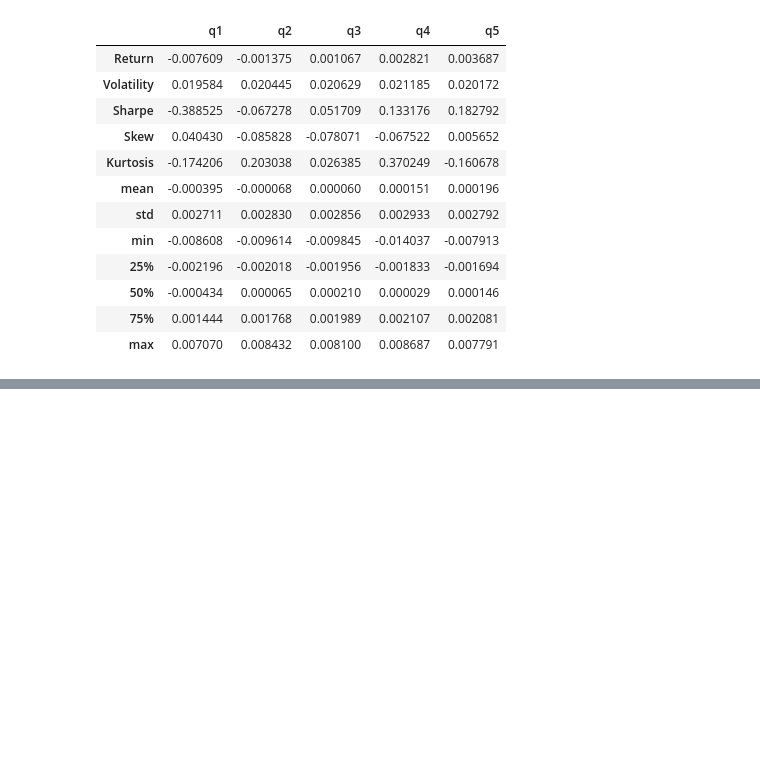
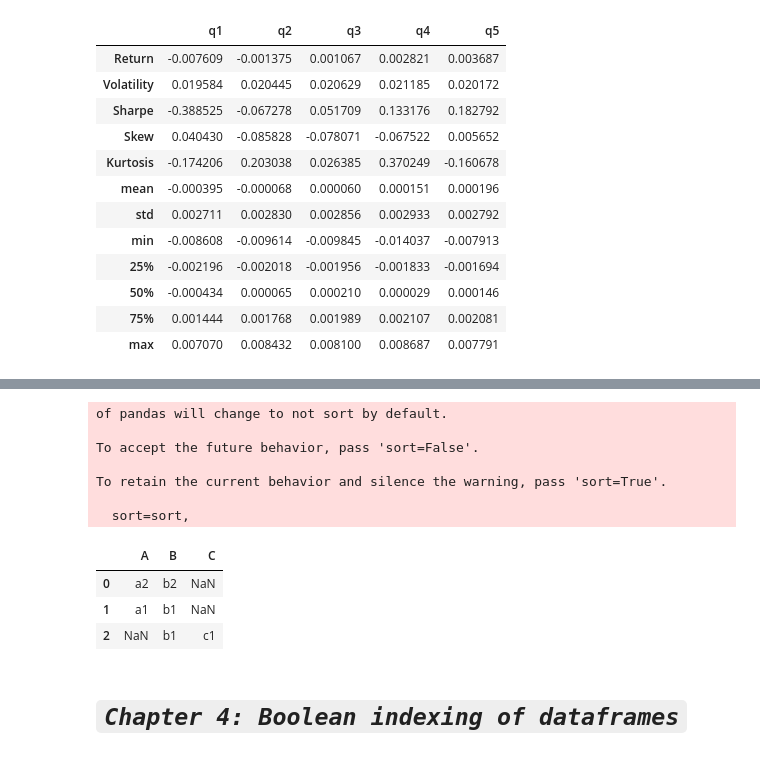
Before and after one commit to rajarameshchindu/datascience, a Jupyter notebook: Pandas.ipynb, the cells around one changed output, grey strips where cells are left out. Saved outputs shown, nothing was run; the diff lists cells and outputs as text; code cells hidden in the pictures; blank space fills up the shorter version.

```diff
--- a/Pandas.ipynb
+++ b/Pandas.ipynb
@@ -227,0 +301,16 @@ import pandas as pd
+# %%
+df1.append(df2, ignore_index=True)
+# %% [output]
+of pandas will change to not sort by default.
+
+To accept the future behavior, pass 'sort=False'.
+
+To retain the current behavior and silence the warning, pass 'sort=True'.
+
+  sort=sort,
+|  | A | B | C |
+| 0 | a2 | b2 | NaN |
+| 1 | a1 | b1 | NaN |
+| 2 | NaN | b1 | c1 |
+# %% [markdown]
+# ***`Chapter 4: Boolean indexing of dataframes`***
```
Also changed, not shown: parts of 21 cells of this notebook.
